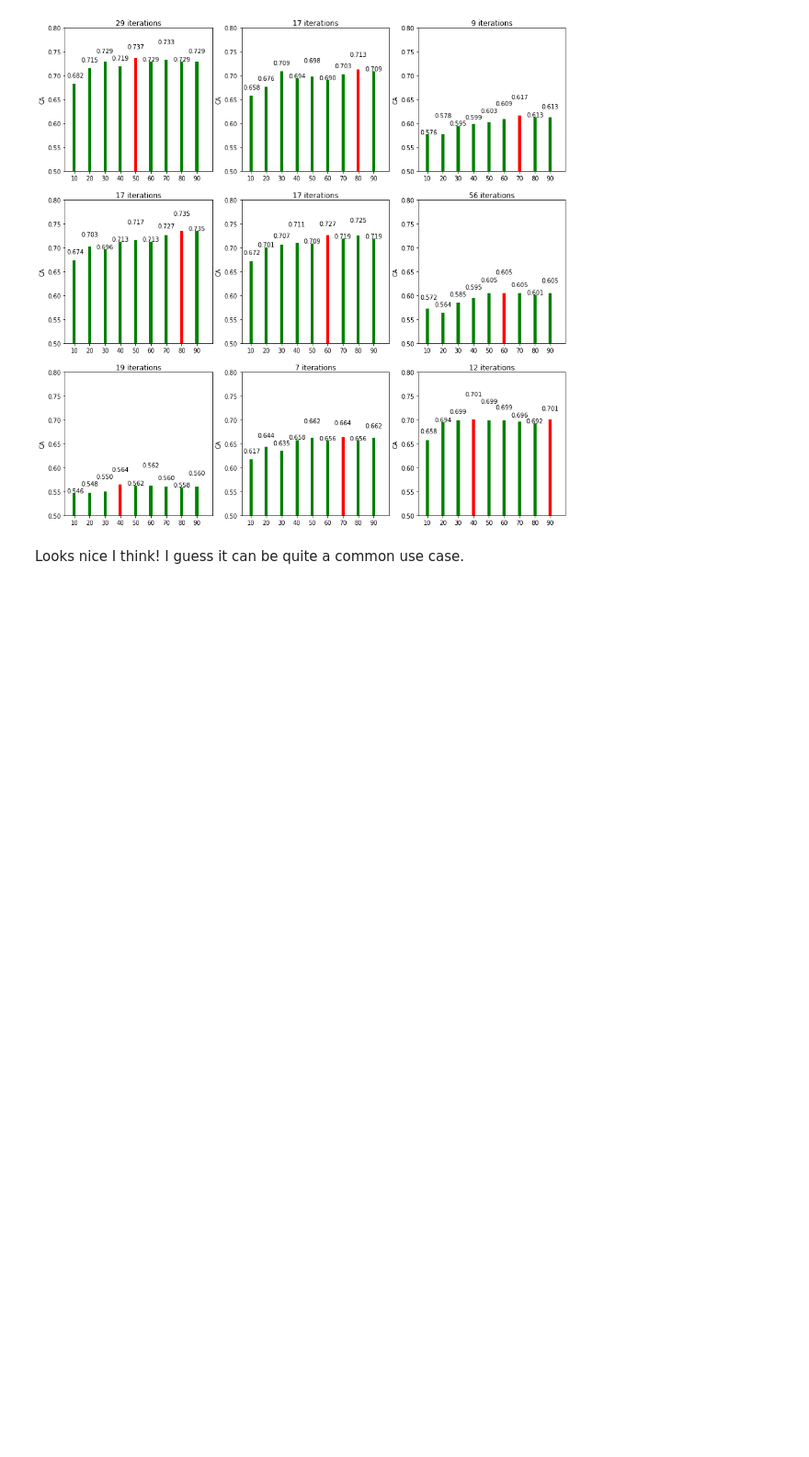
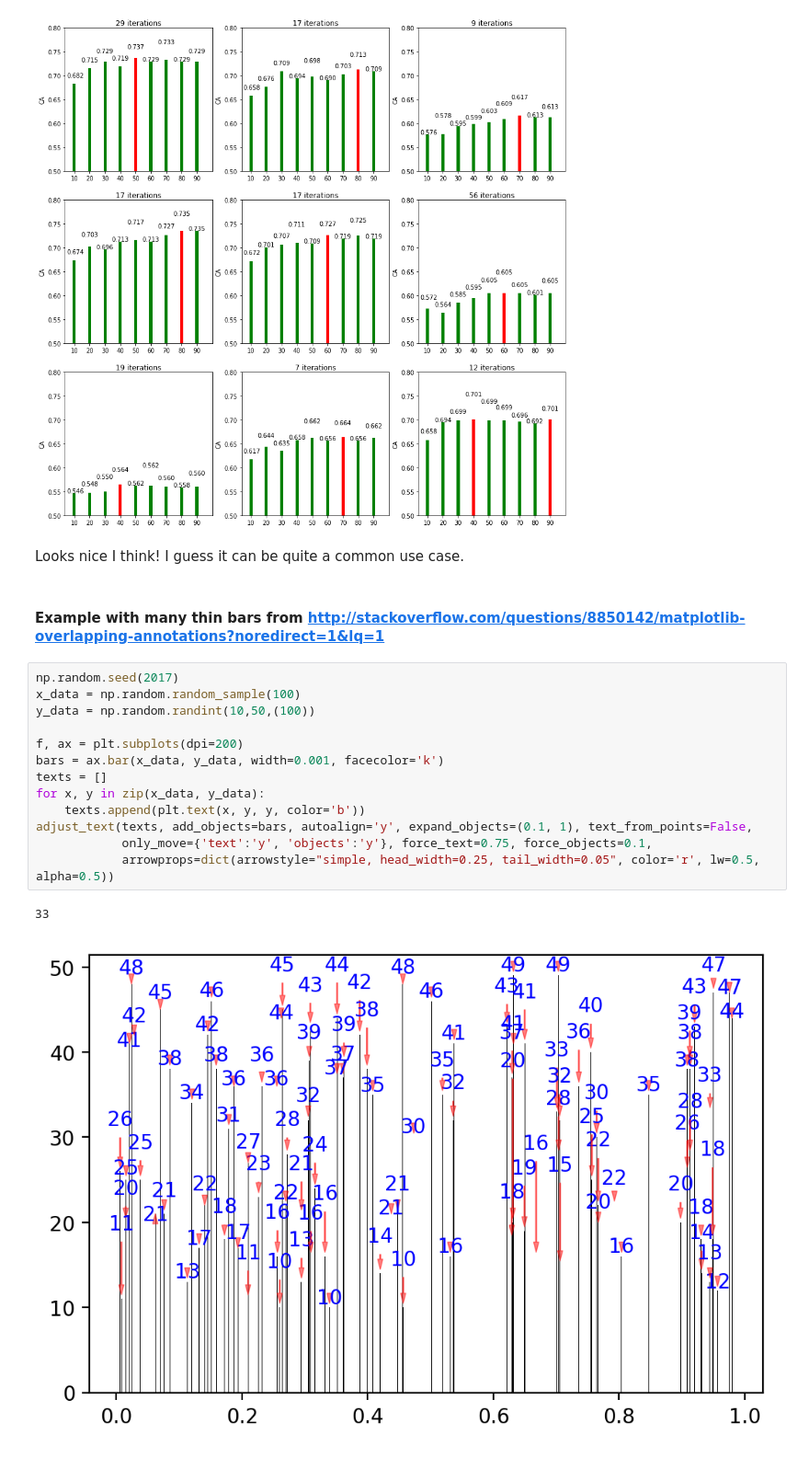
Before and after one commit to Phlya/adjustText, a Jupyter notebook: examples/Examples.ipynb, the cells around one changed output. Shown at 92% size. Drawn from its saved outputs; the diff is of its cells as text; blank space fills up the shorter version.

```diff
--- a/examples/Examples.ipynb
+++ b/examples/Examples.ipynb
@@ -217,3 +236,21 @@ for i,result in enumerate(data):
 [figure]
 # %% [markdown]
 Looks nice I think! I guess it can be quite a common use case.
+# %% [markdown]
+#### Example with many thin bars from http://stackoverflow.com/questions/8850142/matplotlib-overlapping-annotations?noredirect=1&lq=1
+# %%
+np.random.seed(2017)
+x_data = np.random.random_sample(100)
+y_data = np.random.randint(10,50,(100))
+
+f, ax = plt.subplots(dpi=200)
+bars = ax.bar(x_data, y_data, width=0.001, facecolor='k')
+texts = []
+for x, y in zip(x_data, y_data):
+    texts.append(plt.text(x, y, y, color='b'))
+adjust_text(texts, add_objects=bars, autoalign='y', expand_objects=(0.1, 1), text_from_points=False,
+            only_move={'text':'y', 'objects':'y'}, force_text=0.75, force_objects=0.1,
+            arrowprops=dict(arrowstyle="simple, head_width=0.25, tail_width=0.05", color='r', lw=0.5, alpha=0.5))
+# %% [output]
+33
+[figure, added]
```
Also changed, not shown: parts of 3 cells of this notebook, 1 other file.
